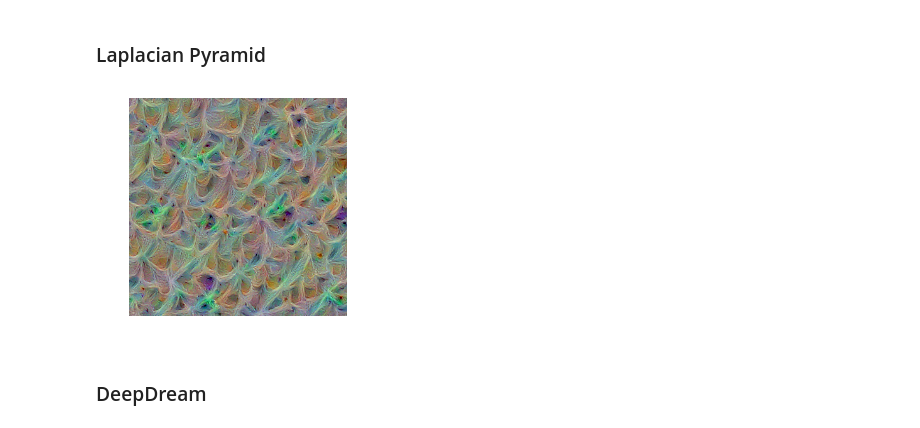
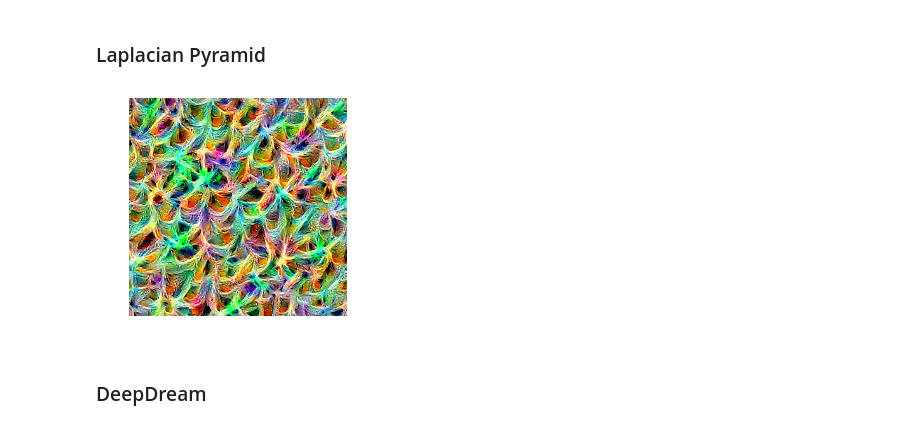
Before and after one commit to Showmax/conveiro, a Jupyter notebook: docs/deep_dream.ipynb, the cells around one changed output. Drawn from its saved outputs; the diff is of its cells as text; code cells hidden in the pictures.

```diff
--- a/docs/deep_dream.ipynb
+++ b/docs/deep_dream.ipynb
@@ -45,9 +44,10 @@ deep_dream.show_image(utils.normalize_image(image))
 ### Laplacian Pyramid
 # %%
 image = deep_dream.render_image_lapnorm(objective[..., 10], sess, input_pl)
-deep_dream.show_image(utils.normalize_image(image))
-# %% [output]
-[figure, removed]
+# %%
+utils.show_image(utils.normalize_image(image))
+# %% [output]
+[figure, added]
 # %% [markdown]
 ### DeepDream
 # %% [markdown]
```
Also changed, not shown: parts of 6 cells of this notebook, 1 other file.
